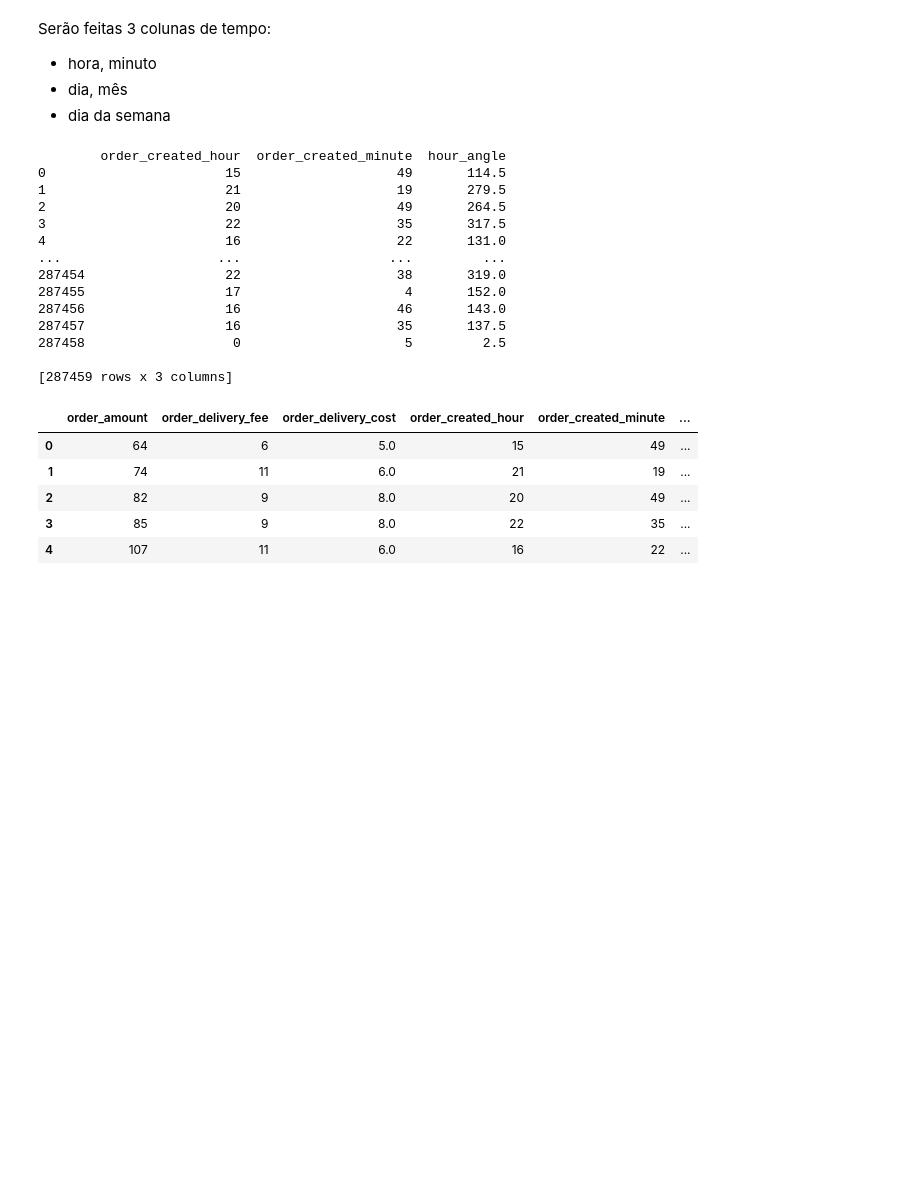
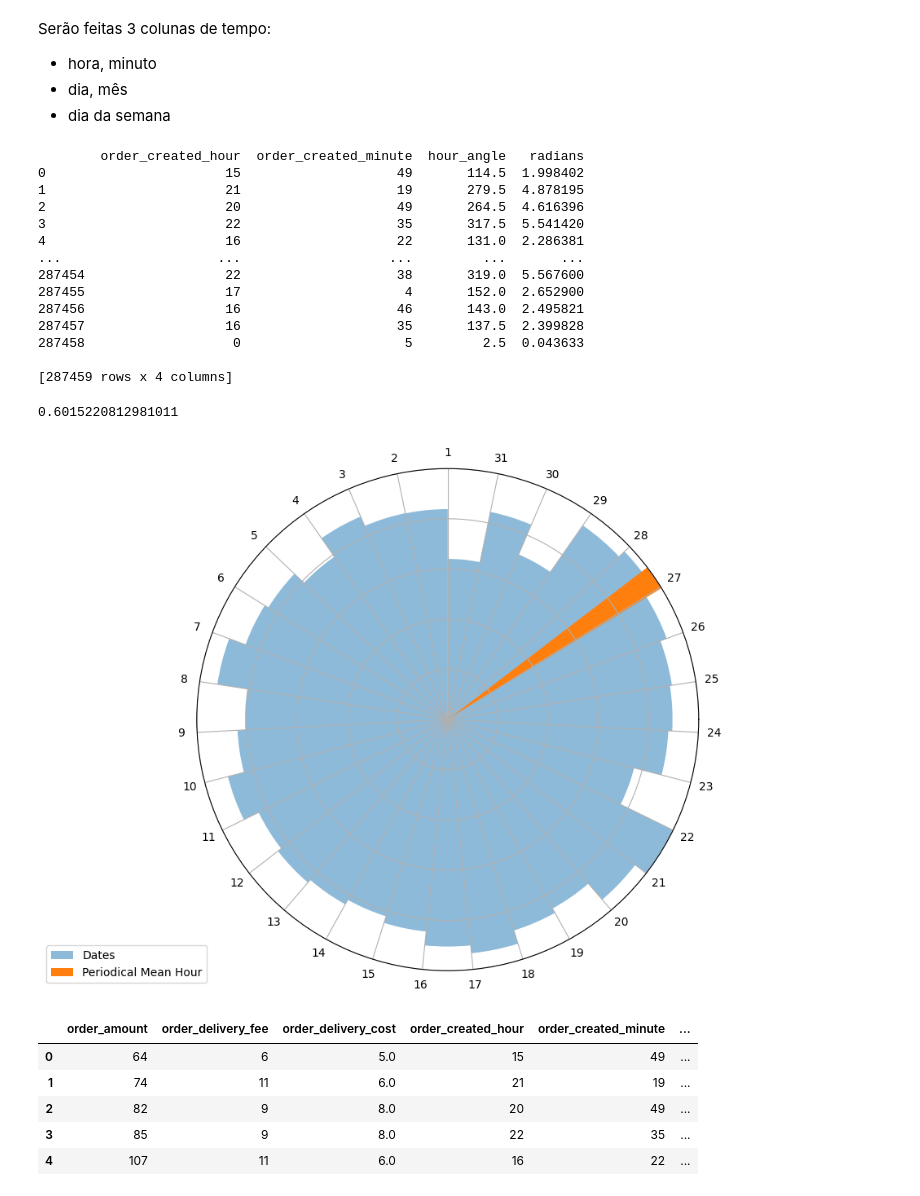
Before and after one commit to PedroMatusita/Previsao, a Jupyter notebook: matusita.ipynb, the cells around one changed output. Saved outputs shown, nothing was run; the diff lists cells and outputs as text; code cells hidden in the pictures; blank space fills up the shorter version.

Commit message:
pycircular

```diff
--- a/matusita.ipynb
+++ b/matusita.ipynb
@@ -93,33 +94,47 @@ Serão feitas 3 colunas de tempo:
 - dia, mês
 - dia da semana
 # %%
-import numpy as np
-
-# Supondo que você tenha um DataFrame chamado df_transito com as colunas 'order_created_hour' e 'order_created_minute'
-
 # Calculando a representação circular para as horas
 df_transito['hour_angle'] = (df_transito['order_created_hour'] % 12) * 30 + (df_transito['order_created_minute'] / 60) * 30
-
 # Normalizando os ângulos para o intervalo [0, 360)
 df_transito['hour_angle'] = df_transito['hour_angle'] % 360
+df_transito['radians'] = np.radians(df_transito['hour_angle'])
 
 # Visualizando o resultado
-print(df_transito[['order_created_hour', 'order_created_minute', 'hour_angle']])
+print(df_transito[['order_created_hour', 'order_created_minute', 'hour_angle','radians']])
+
+df_transito['datetime'] = pd.to_datetime({'year': 2021, 'month': df_transito['order_created_month'], 'day': df_transito['order_created_day']})
 # %% [output]
-        order_created_hour  order_created_minute  hour_angle
-0                       15                    49       114.5
-1                       21                    19       279.5
-2                       20                    49       264.5
-3                       22                    35       317.5
-4                       16                    22       131.0
-...                    ...                   ...         ...
-287454                  22                    38       319.0
-287455                  17                     4       152.0
-287456                  16                    46       143.0
-287457                  16                    35       137.5
-287458                   0                     5         2.5
+        order_created_hour  order_created_minute  hour_angle   radians
+0                       15                    49       114.5  1.998402
+1                       21                    19       279.5  4.878195
+2                       20                    49       264.5  4.616396
+3                       22                    35       317.5  5.541420
+4                       16                    22       131.0  2.286381
+...                    ...                   ...         ...       ...
+287454                  22                    38       319.0  5.567600
+287455                  17                     4       152.0  2.652900
+287456                  16                    46       143.0  2.495821
+287457                  16                    35       137.5  2.399828
+287458                   0                     5         2.5  0.043633
 
-[287459 rows x 3 columns]
+[287459 rows x 4 columns]
+# %%
+
+mean, std = pycircular.stats.periodic_mean_std(df_transito['radians'])
+
+print(mean)
+time_segment = 'daymonth'  # 'hour', 'dayweek', 'daymonth
+freq_arr, times = pycircular.utils.freq_time(df_transito['datetime'] , time_segment=time_segment)
+fig, ax1 = pycircular.plots.base_periodic_fig(freq_arr[:, 0], freq_arr[:, 1], time_segment=time_segment)
+ax1.bar([mean], [1], width=0.1, label='Periodical Mean Hour')
+ax1.legend(bbox_to_anchor=(-0.3, 0.05), loc="upper left", borderaxespad=0)
+
+
+plt.show()
+# %% [output]
+0.6015220812981011
+[figure, added]
 # %%
 df_transito.head()
 # %% [output]
```
Also changed, not shown: parts of 6 cells of this notebook.
